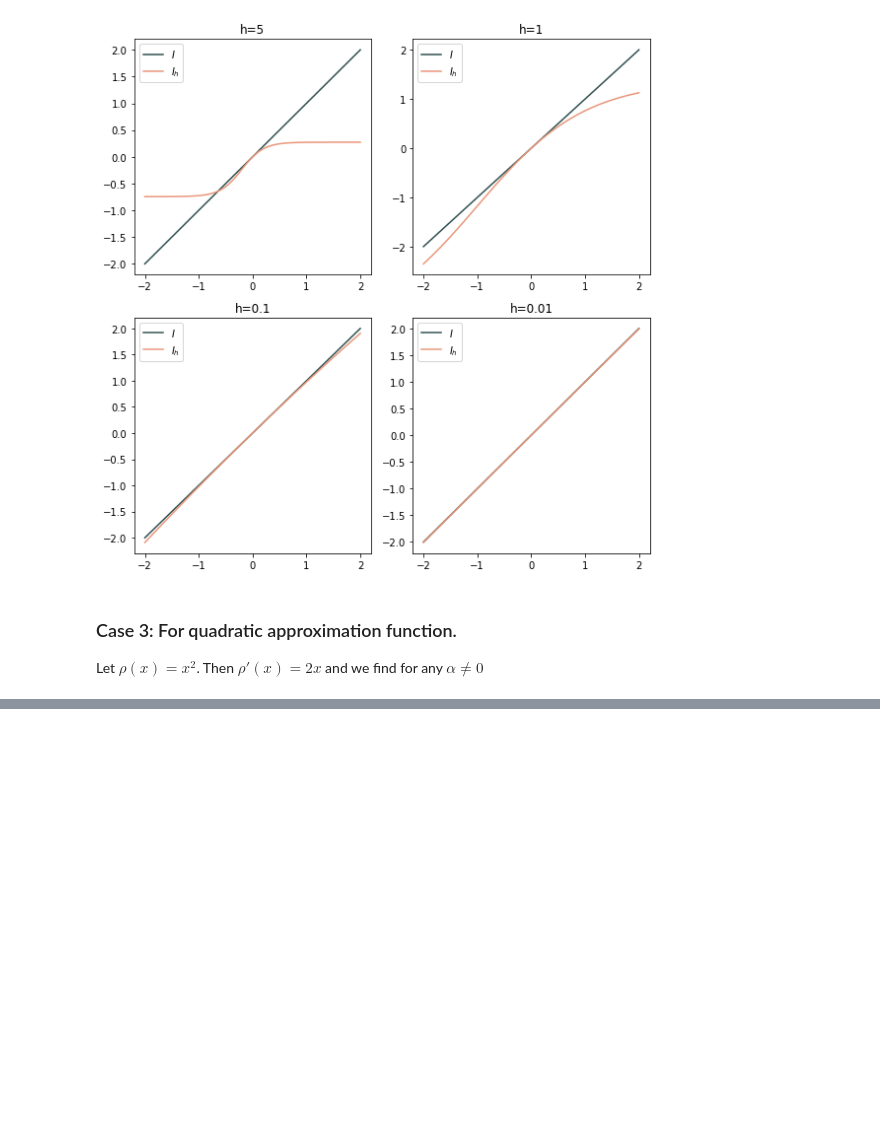
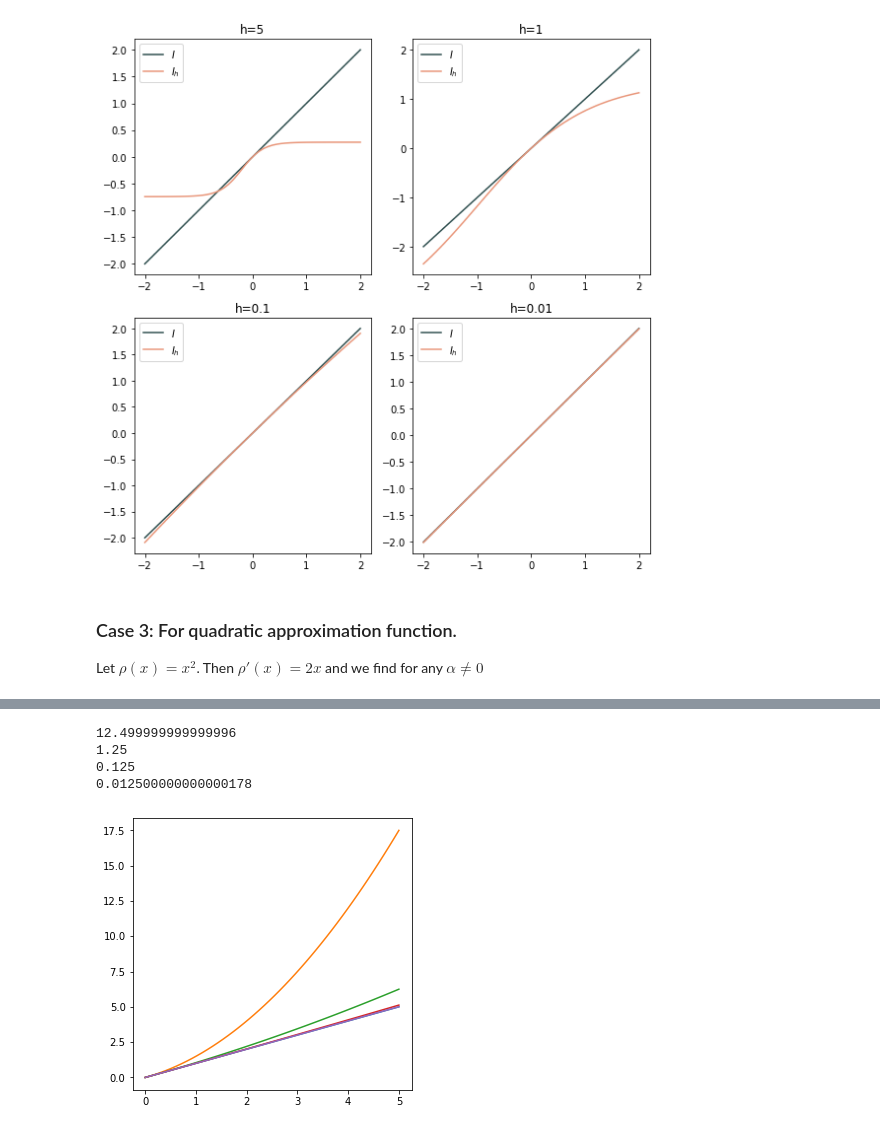
Before and after one commit to allanerlang/deep_approximation_theory, a Jupyter notebook: notebooks/activation_functions.ipynb, the cells around one changed output, grey strips where cells are left out. Drawn from its saved outputs; the diff is of its cells as text; code cells hidden in the pictures; blank space fills up the shorter version.

```diff
--- a/notebooks/activation_functions.ipynb
+++ b/notebooks/activation_functions.ipynb
@@ -216,0 +295,9 @@ plt.show()
+# %%
+# Calculating the intermediate values of I_h when rho is the square activation function
+rho = lambda x: x**2
+d_rho = lambda x: 2*x
+
+phi_h = lambda x, h, alpha: h*x + alpha
+psi_h = lambda x, h, alpha: (x - rho(alpha))/(h*d_rho(alpha))
+
+I_h = lambda x, h, alpha: psi_h(rho(phi_h(x, h, alpha)), h, alpha)
@@ -216,0 +321,20 @@ plt.show()
+# %%
+# Error as function of alpha
+h = 0.1
+x = np.linspace(0,5)
+alpha = [0.1, 1, 10, 100]
+
+fig, ax = plt.subplots(1, figsize=(5, 5))
+
+ax.plot(x, x)
+for i, alpha in enumerate(alpha):
+    ax.plot(x, I_h(x, h, alpha))
+    print(np.max(np.abs(x - I_h(x,h,alpha))))
+
+plt.show()
+# %% [output]
+12.499999999999996
+1.25
+0.125
+0.012500000000000178
+[figure, added]
```
Also changed, not shown: parts of 6 cells of this notebook, 13 other files.
